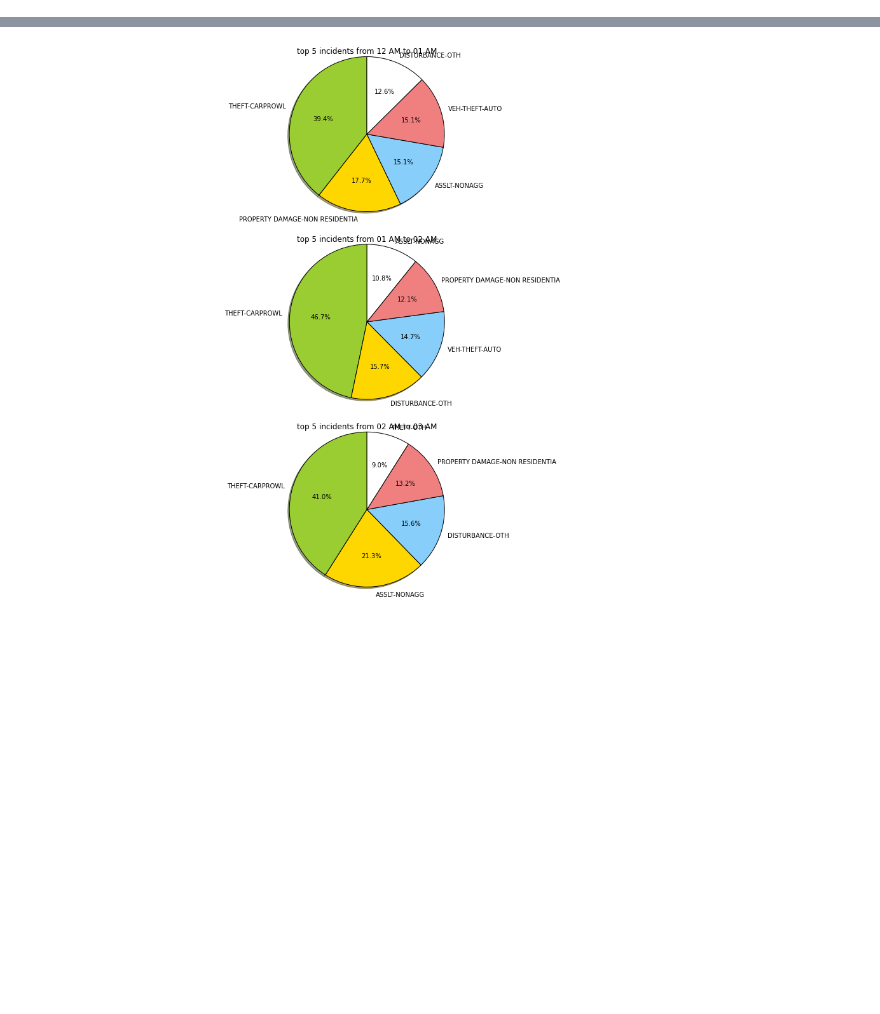
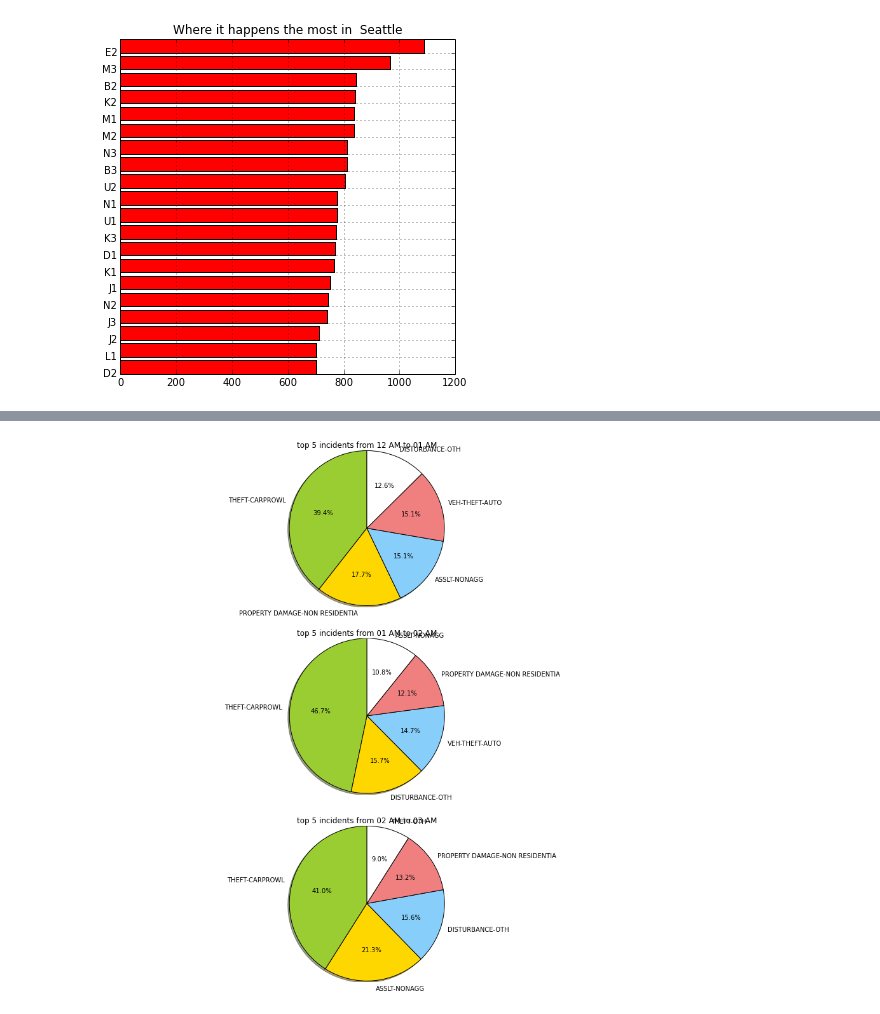
Before and after one commit to Wajih-O/datasci_course_materials, a Jupyter notebook: assignment6/Visualization.ipynb, the cells around one changed output, grey strips where cells are left out. Drawn from its saved outputs; the diff is of its cells as text; code cells hidden in the pictures; blank space fills up the shorter version.

```diff
--- a/assignment6/Visualization.ipynb
+++ b/assignment6/Visualization.ipynb
@@ -84,0 +162,4 @@ Relative distribution of the top k incidents given an hour shows that CARPROWL i
+# %%
+plot_hist_dict(seattle_is14_data,'Zone/Beat', top_k=20, title = 'Where it happens the most in ')
+# %% [output]
+[figure, added]
```
Also changed, not shown: parts of 77 cells of this notebook.
